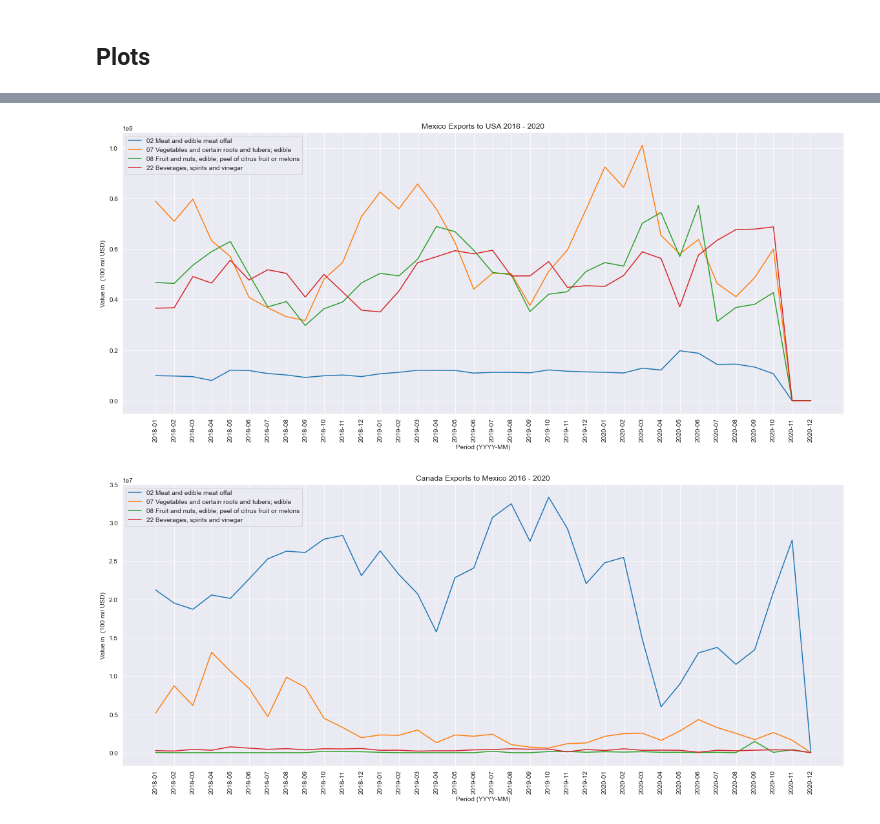
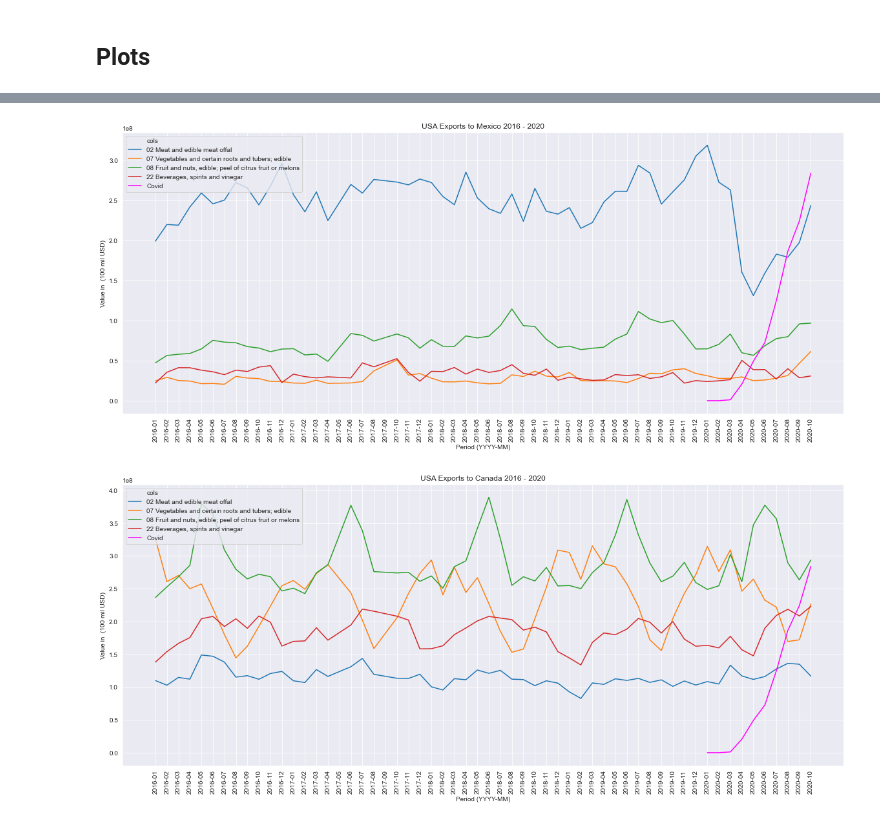
Before and after one commit to Abigail-GG/Project-1, a Jupyter notebook: tmec_analysis.ipynb, the cells around one changed output, grey strips where cells are left out. Drawn from its saved outputs; the diff is of its cells as text; code cells hidden in the pictures.

Commit message:
all plots checked

```diff
--- a/tmec_analysis.ipynb
+++ b/tmec_analysis.ipynb
@@ -45,16 +46,17 @@ for export in exports:
 
         (n1,n2,n3,n4,n5) =export_df[e_list[idx]][0].iloc[2,:]
         col_names=[n1,n2,n3,n4,n5]
-        export_df[e_list[idx]][0]=export_df[e_list[idx]][0][29:]
+        export_df[e_list[idx]][0]=export_df[e_list[idx]][0][5:]
 
         #remove commas "," from string values in order tho convert string values into numeric values
         export_df[e_list[idx]][0].replace(',','', regex=True, inplace=True)
 
-        export_df[e_list[idx]][0]=export_df[e_list[idx]][0].fillna(0)
+#       export_df[e_list[idx]][0]=export_df[e_list[idx]][0].fillna(0)
         export_df[e_list[idx]][0]=export_df[e_list[idx]][0].astype(float)
         export_df[e_list[idx]][0].columns = col_names
         export_df[e_list[idx]][0].reset_index(inplace=True)
         export_df[e_list[idx]][0]=export_df[e_list[idx]][0].drop(['TOTAL Total of all HS commodities'],axis=1)
+        export_df[e_list[idx]][0].drop(export_df[e_list[idx]][0].tail(2).index, inplace = True)
         print(f'{idx} report: {export}  Partner: {exports[export][x]} -- ok')
 # %% [output]
 0 report: Mexico  Partner: Canada -- ok
@@ -72,0 +68,7 @@ export_df['Mexico_Canada'][0].head(3)
+# %%
+export_df['Mexico_Canada'][0]=export_df['Mexico_Canada'][0].interpolate()
+export_df['Mexico_USA'][0]=export_df['Mexico_USA'][0].interpolate()
+export_df['Canada_Mexico'][0]=export_df['Canada_Mexico'][0].fillna(0)
+export_df['Canada_USA'][0]=export_df['Canada_USA'][0].interpolate()
+export_df['USA_Mexico'][0]=export_df['USA_Mexico'][0].interpolate()
+export_df['USA_Canada'][0]=export_df['USA_Canada'][0].interpolate()
@@ -101,2 +116,16 @@ bev_exp_df.reset_index(drop= True, inplace= True)
+# %%
+file = 'covid_data.csv'
+cov_df = pd.read_csv(file, encoding="ISO-8859-1")
+
+cln_cov_df = cov_df.drop(['Province/State','Last Update','SNo','Deaths','Recovered'],axis=1)
+date = cln_cov_df['ObservationDate'].str.split(pat="/", expand = True)
+cln_cov_df['Month'] = date[0]
+cln_cov_df['Year'] = date[2]
+m = (cln_cov_df['Country/Region'] == 'Mexico') | (cln_cov_df['Country/Region'] == 'US') | (cln_cov_df['Country/Region'] == 'Canada')
+cln_cov_df2 = cln_cov_df.loc[m,:]
+na_cov_df = cln_cov_df2.groupby(['Year','Month'])[['Confirmed']].sum().reset_index()
+na_cov_df["index"] = na_cov_df['Year'] +'-'+ na_cov_df['Month']
+na_cov_df2 = na_cov_df.drop(['Year', 'Month'],axis=1)
+na_cov_df2.drop(na_cov_df2.tail(3).index, inplace = True)
 # %% [markdown]
 ## Plots
@@ -117,27 +202,31 @@ plt.show()
 # %%
-plot_mex_usa_df =export_df['Mexico_USA'][0].melt( 'index', var_name='cols',  value_name='vals')
+plot_usa_mex_df =export_df['USA_Mexico'][0].melt('index', var_name='cols',  value_name='vals')
+plot_covid =na_cov_df2.melt('index', var_name='cols',  value_name='vals')
 plt.figure(figsize=(20, 8))
 sns.set_style("darkgrid")
-mex_usa = sns.lineplot(x= 'index', y="vals", hue='cols', data=plot_mex_usa_df)
+usa_mex = sns.lineplot(x="index", y="vals", hue='cols', data=plot_usa_mex_df)
+cov_mex = sns.lineplot(x="index", y="vals", color='magenta', data=plot_covid, label='Covid')
 plt.legend(loc='upper left')
 plt.xticks(rotation='vertical')
 plt.ylabel('Value in  (100 mil USD)')
 plt.xlabel('Period (YYYY-MM)')
-plt.title(f"Mexico Exports to USA 2016 - 2020")
+plt.title(f"USA Exports to Mexico 2016 - 2020")
 plt.show()
 # %% [output]
-[figure, old version]
+[figure, new version]
 # %%
-plot_can_mex_df =export_df['Canada_Mexico'][0].melt('index', var_name='cols',  value_name='vals')
+plot_usa_can_df =export_df['USA_Canada'][0].melt('index', var_name='cols',  value_name='vals')
+plot_covid =na_cov_df2.melt('index', var_name='cols',  value_name='vals')
 plt.figure(figsize=(20, 8))
 sns.set_style("darkgrid")
-can_mex = sns.lineplot(x="index", y="vals", hue='cols', data=plot_can_mex_df)
+usa_can = sns.lineplot(x="index", y="vals", hue='cols', data=plot_usa_can_df)
+cov_mex = sns.lineplot(x="index", y="vals", color='magenta', data=plot_covid, label='Covid')
 plt.legend(loc='upper left')
 plt.xticks(rotation='vertical')
 plt.ylabel('Value in  (100 mil USD)')
 plt.xlabel('Period (YYYY-MM)')
-plt.title(f"Canada Exports to Mexico 2016 - 2020")
+plt.title(f"USA Exports to Canada 2016 - 2020")
 #plt.ylim(top=300000000)
 plt.show()
 # %% [output]
-[figure, old version]
+[figure, new version]
```
Also changed, not shown: parts of 26 cells of this notebook.
